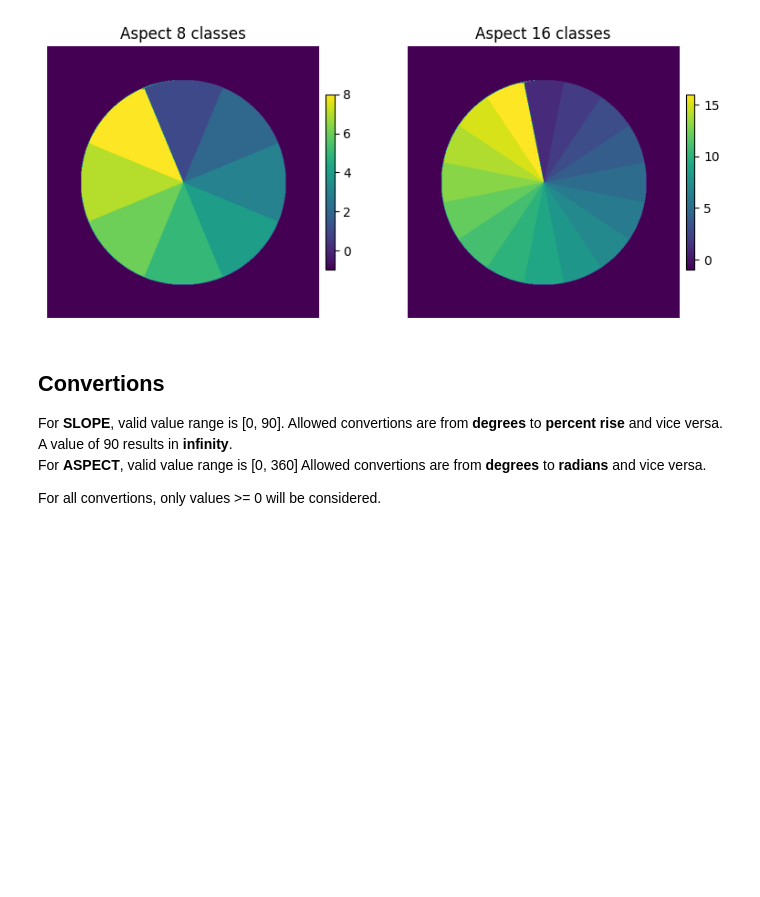
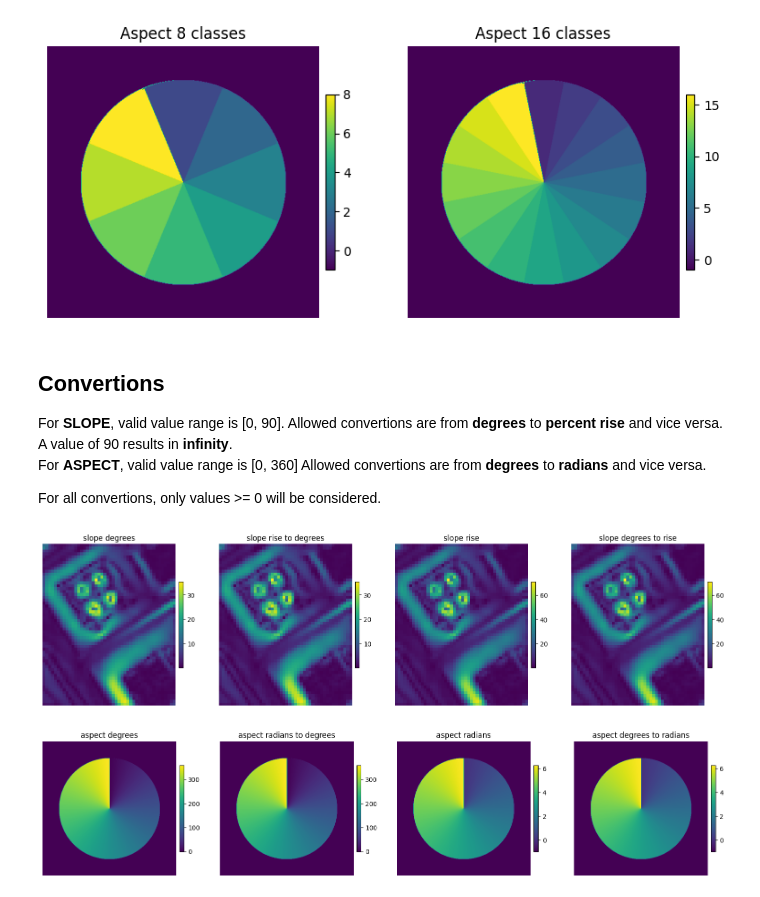
Before and after one commit to GispoCoding/eis_toolkit, a Jupyter notebook: notebooks/surface_attributes.ipynb, the cells around one changed output. Cells and saved outputs as stored; diff of their text form; code cells hidden in the pictures; blank space fills up the shorter version.

```diff
--- a/notebooks/surface_attributes.ipynb
+++ b/notebooks/surface_attributes.ipynb
@@ -149,18 +149,25 @@ For all convertions, only values >= 0 will be considered.
 # %%
 from eis_toolkit.utilities.conversions import convert_deg_to_rise, convert_rad_to_deg, convert_deg_to_rad, convert_rise_to_degree
 
-raster = rasterio.open(small_path)
+raster_small = rasterio.open(small_path)
+raster_cone = rasterio.open(cone_path)
 
 # Slope
-out_slope_deg, out_slope_deg_meta = get_slope(raster, method="Horn81", unit="degrees", scaling_factor=1)
-out_slope_rise, out_slope_rise_meta = get_slope(raster, method="Horn81", unit="rise", scaling_factor=1)
+out_slope_deg, out_slope_deg_meta = get_slope(raster_small, method="Horn81", unit="degrees", scaling_factor=1)
+out_slope_rise, out_slope_rise_meta = get_slope(raster_small, method="Horn81", unit="rise", scaling_factor=1)
 
 out_slope_deg_to_rise = convert_deg_to_rise(out_slope_deg)
 out_slope_rise_to_deg = convert_rise_to_degree(out_slope_rise)
 
 # Aspect
-out_aspect_deg, out_aspect_deg_meta = get_aspect(raster, method="Horn81", unit="degrees")
-out_aspect_rad, out_aspect_rad_meta = get_aspect(raster, method="Horn81", unit="radians")
+out_aspect_deg, out_aspect_deg_meta = get_aspect(raster_cone, method="Horn81", unit="degrees")
+out_aspect_rad, out_aspect_rad_meta = get_aspect(raster_cone, method="Horn81", unit="radians")
 
 out_aspect_deg_to_rad = convert_deg_to_rad(out_aspect_deg)
 out_aspect_rad_to_deg = convert_rad_to_deg(out_aspect_rad)
+
+plots_side_by_side(5,5,*(("slope degrees", out_slope_deg), ("slope rise to degrees", out_slope_rise_to_deg), ("slope rise", out_slope_rise), ("slope degrees to rise", out_slope_deg_to_rise)))
+plots_side_by_side(5,5,*(("aspect degrees", out_aspect_deg), ("aspect radians to degrees", out_aspect_rad_to_deg), ("aspect radians", out_aspect_rad), ("aspect degrees to radians", out_aspect_deg_to_rad)))
+# %% [output]
+[figure, added]
+[figure, added]
```
